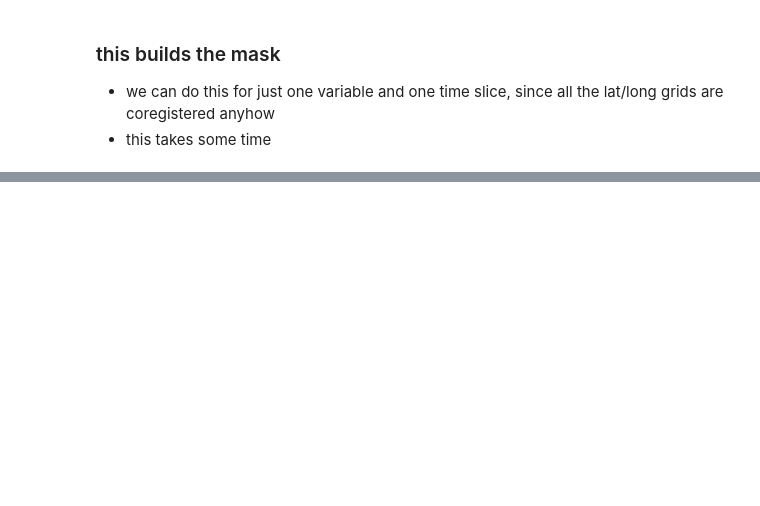
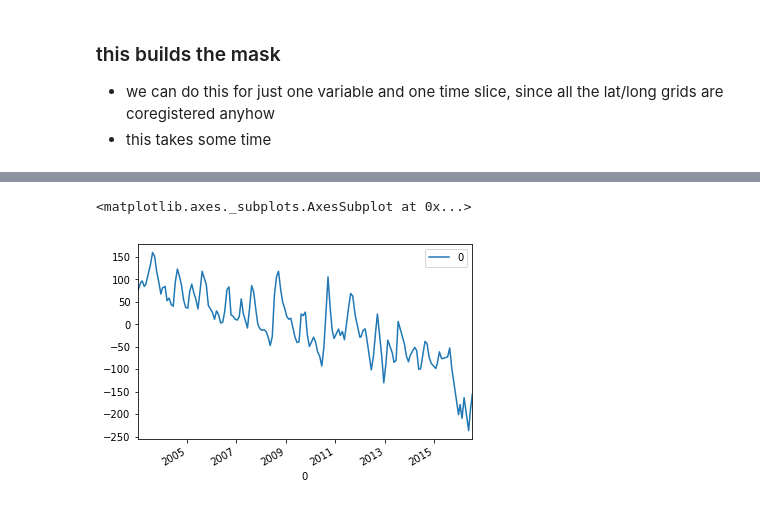
Before and after one commit to NASA-Planetary-Science/HiMAT, a Jupyter notebook: Projects/GRACE_MASCON/GRACE_HMA.ipynb, the cells around one changed output, grey strips where cells are left out. Cells and saved outputs as stored; diff of their text form; code cells hidden in the pictures; blank space fills up the shorter version.

```diff
--- a/Projects/GRACE_MASCON/GRACE_HMA.ipynb
+++ b/Projects/GRACE_MASCON/GRACE_HMA.ipynb
@@ -237,0 +184,12 @@ soln = f['solution']
+# %%
+n = 10
+## get the mascon time series
+t = pd.DataFrame(data = f['time']["ref_days_middle"][0,:])
+mc = names[numbers == n][0]
+g = pd.DataFrame(data=soln['cmwe'][mc][:] * 10) # mm we
+g.index = t[0].apply(lambda x: datetime(2001,12,31) + timedelta(days=x))
+# %%
+g.plot()
+# %% [output]
+<matplotlib.axes._subplots.AxesSubplot at 0x...>
+[figure, added]
```
Also changed, not shown: parts of 25 cells of this notebook.
